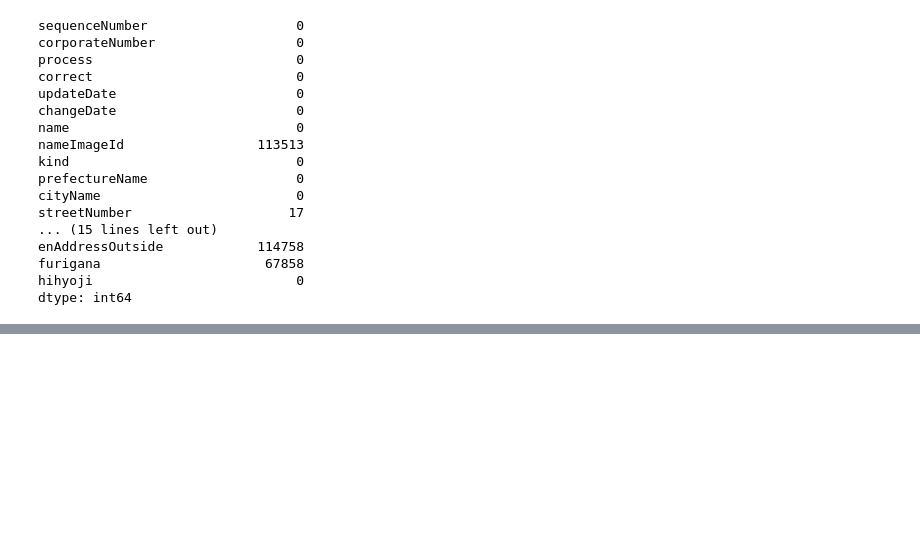
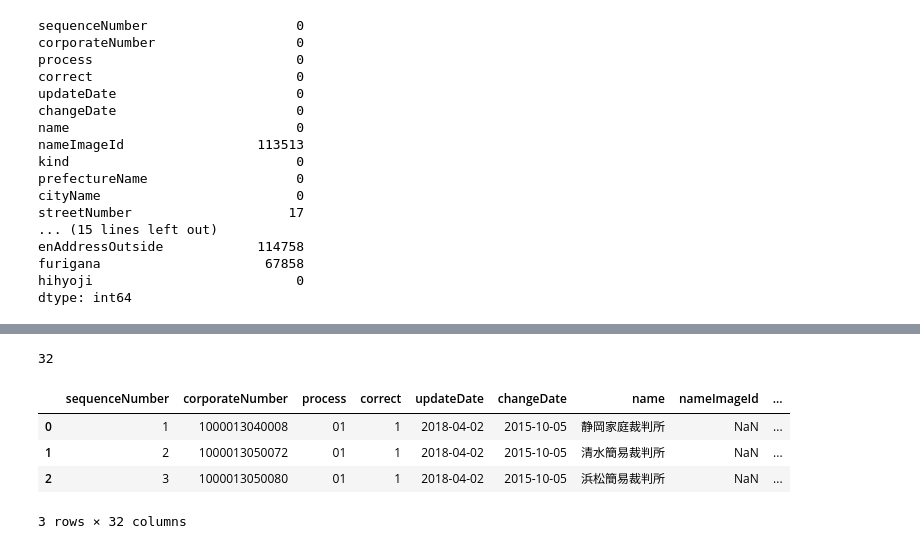
Before and after one commit to abenben/python_knock_100_visualization, a Jupyter notebook: src/chapter-1/chapter-1.ipynb, the cells around one changed output, grey strips where cells are left out. Drawn from its saved outputs; the diff is of its cells as text; code cells hidden in the pictures; blank space fills up the shorter version.

```diff
--- a/src/chapter-1/chapter-1.ipynb
+++ b/src/chapter-1/chapter-1.ipynb
@@ -338,0 +393,11 @@ dtype: int64
+# %%
+data = data.merge(mst_correct_kbn, on='correct', how='left')
+print(len(data.columns))
+data.head(3)
+# %% [output]
+32
+|  | sequenceNumber | corporateNumber | process | correct | updateDate | changeDate | name | nameImageId | ... |
+| 0 | 1 | 1000013040008 | 01 | 1 | 2018-04-02 | 2015-10-05 | 静岡家庭裁判所 | NaN | ... |
+| 1 | 2 | 1000013050072 | 01 | 1 | 2018-04-02 | 2015-10-05 | 清水簡易裁判所 | NaN | ... |
+| 2 | 3 | 1000013050080 | 01 | 1 | 2018-04-02 | 2015-10-05 | 浜松簡易裁判所 | NaN | ... |
+3 rows × 32 columns
```
Also changed, not shown: parts of 16 cells of this notebook.
